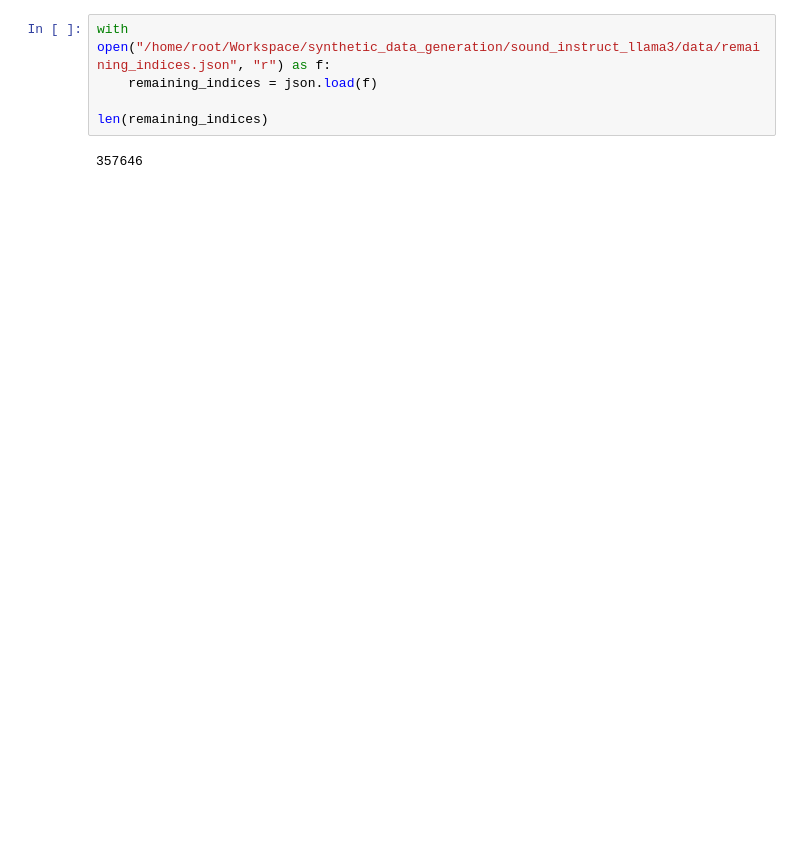
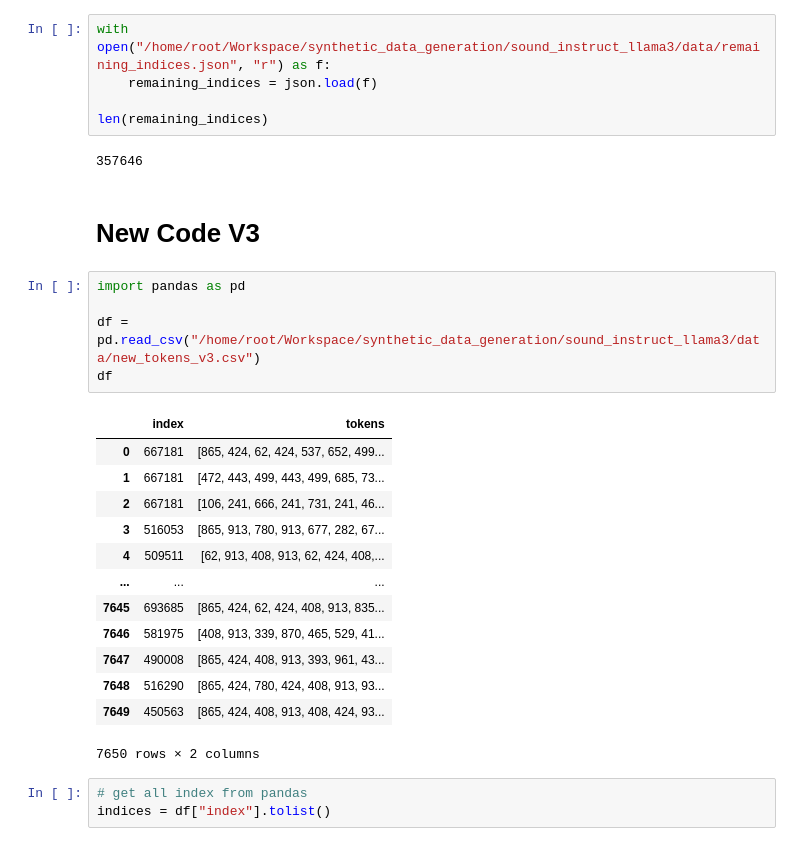
Before and after one commit to homebrewltd/ichigo, a Jupyter notebook: data/notebooks/GET & TRANSFORM.ipynb, the cells around one changed output. Cells and saved outputs as stored; diff of their text form; blank space fills up the shorter version.

```diff
--- a/data/notebooks/GET & TRANSFORM.ipynb
+++ b/data/notebooks/GET & TRANSFORM.ipynb
@@ -605,3 +630,27 @@ with open("/home/root/Workspace/synthetic_data_generation/sound_instruct_llama3/
 len(remaining_indices)
 # %% [output]
 357646
+# %% [markdown]
+# New Code V3
+# %%
+import pandas as pd
+
+df = pd.read_csv("/home/root/Workspace/synthetic_data_generation/sound_instruct_llama3/data/new_tokens_v3.csv")
+df
+# %% [output]
+|  | index | tokens |
+| 0 | 667181 | [865, 424, 62, 424, 537, 652, 499... |
+| 1 | 667181 | [472, 443, 499, 443, 499, 685, 73... |
+| 2 | 667181 | [106, 241, 666, 241, 731, 241, 46... |
+| 3 | 516053 | [865, 913, 780, 913, 677, 282, 67... |
+| 4 | 509511 | [62, 913, 408, 913, 62, 424, 408,... |
+| ... | ... | ... |
+| 7645 | 693685 | [865, 424, 62, 424, 408, 913, 835... |
+| 7646 | 581975 | [408, 913, 339, 870, 465, 529, 41... |
+| 7647 | 490008 | [865, 424, 408, 913, 393, 961, 43... |
+| 7648 | 516290 | [865, 424, 780, 424, 408, 913, 93... |
+| 7649 | 450563 | [865, 424, 408, 913, 408, 424, 93... |
+7650 rows × 2 columns
+# %%
+# get all index from pandas
+indices = df["index"].tolist()
```
Also changed, not shown: parts of 22 cells of this notebook, 4 other files.
